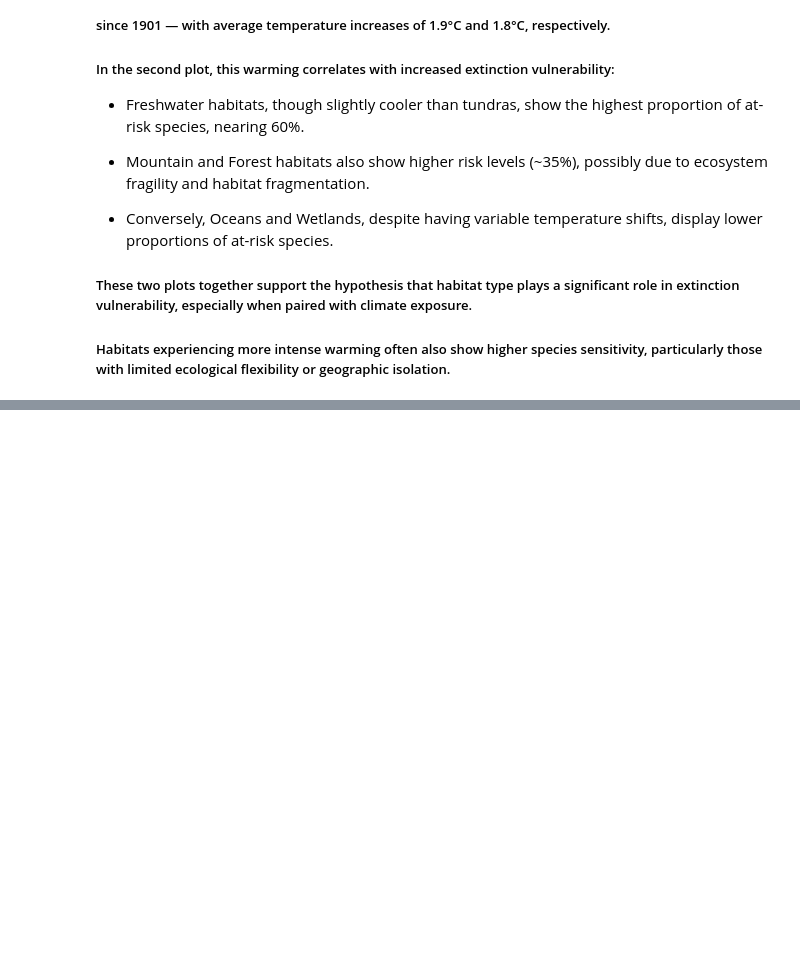
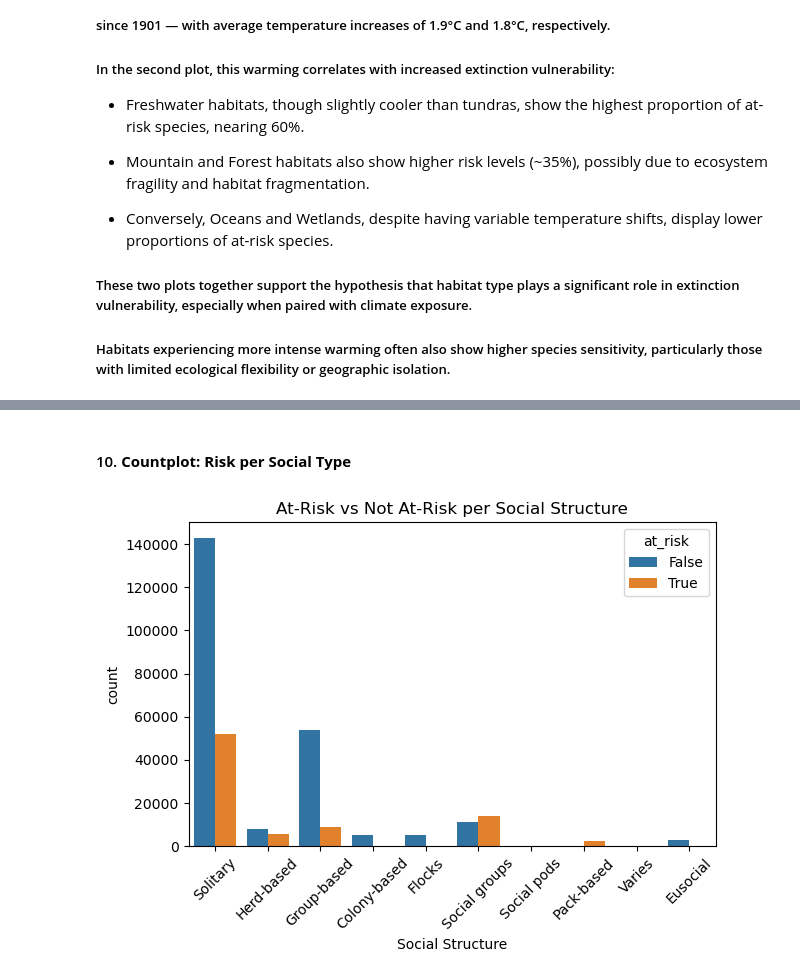
Before and after one commit to Shiihon/BI_ExamProject_Predicting_Animal_Extinction, a Jupyter notebook: Cleaning_and_exploring_data/combined_dataset.ipynb, the cells around one changed output, grey strips where cells are left out. Cells and saved outputs as stored; diff of their text form; code cells hidden in the pictures; blank space fills up the shorter version.

```diff
--- a/Cleaning_and_exploring_data/combined_dataset.ipynb
+++ b/Cleaning_and_exploring_data/combined_dataset.ipynb
@@ -348,0 +394,10 @@ plt.show()
+# %% [markdown]
+#### 10. **Countplot: Risk per Social Type**
+# %%
+sns.countplot(data=df_merged, x='Social Structure', hue='at_risk')
+plt.title('At-Risk vs Not At-Risk per Social Structure')
+plt.xticks(rotation=45)
+plt.tight_layout()
+plt.show()
+# %% [output]
+[figure, added]
```
Also changed, not shown: parts of 10 cells of this notebook.
